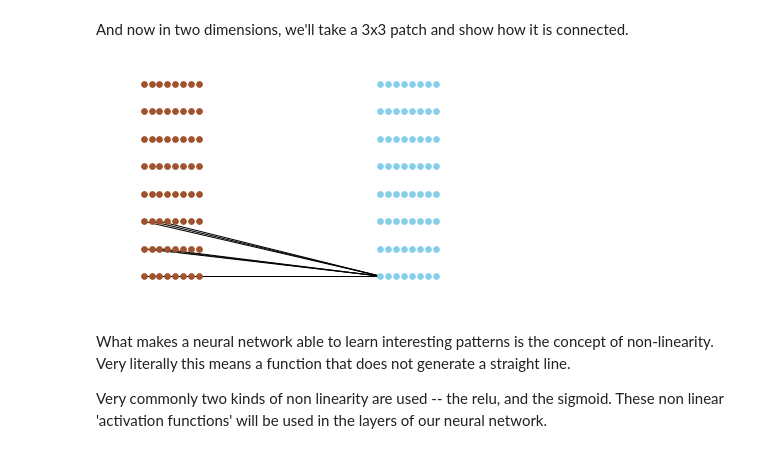
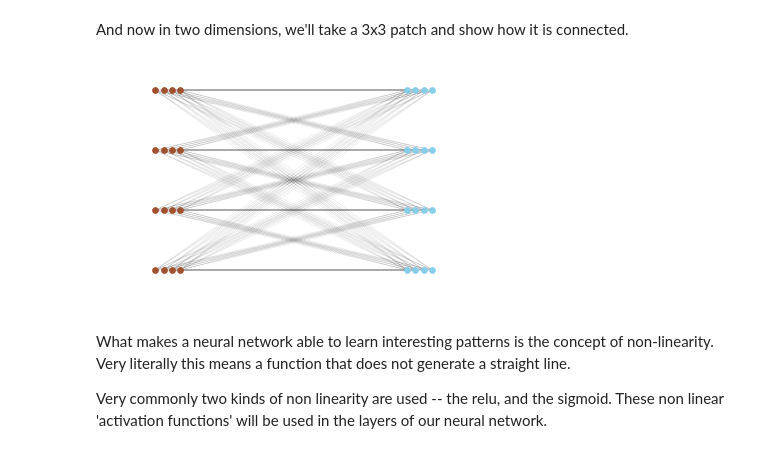
Before and after one commit to wballard/kerasvideo, a Jupyter notebook: ConvolutionalNeuralNetwork.ipynb, the cells around one changed output. Cells and saved outputs as stored; diff of their text form; code cells hidden in the pictures.

```diff
--- a/ConvolutionalNeuralNetwork.ipynb
+++ b/ConvolutionalNeuralNetwork.ipynb
@@ -38,24 +38,23 @@ pass
 And now in two dimensions, we'll take a 3x3 patch and show how it is connected.
 # %%
 import itertools
-size = 8
+size = 4
 mnist = nx.Graph()
 pixels = {i: (x, y) for i, (x, y) in enumerate(itertools.product(range(0, size), range(0, size)))}
 pixel_lookup = {position: i for i, position in pixels.items()}
 activations = {i+1000: (x+30, y) for i, (x, y) in enumerate(itertools.product(range(0, size), range(0, size)))}
 all = {**pixels, **activations}
-for x in range(0, 3):
-    for y in range(0, 3):
-        pixel = pixel_lookup[(x, y)]
-        mnist.add_edge(pixel, 1000)
+for pixel in pixels:
+    for activation in activations:
+        mnist.add_edge(pixel, activation)
 
 nx.draw_networkx_nodes(mnist, pixels, nodelist=pixels.keys(), node_color='sienna', node_size=32)
 nx.draw_networkx_nodes(mnist, activations, nodelist=activations.keys(), node_color='skyblue', node_size=32)
-nx.draw_networkx_edges(mnist, all)
+nx.draw_networkx_edges(mnist, all, width=0.1, alpha=0.5)
 plt.axis('off')
 pass
 # %% [output]
-[figure, old version]
+[figure, new version]
 # %% [markdown]
 What makes a neural network able to learn interesting patterns is the concept of non-linearity. Very literally this means a function that does not generate a straight line.
 
```
